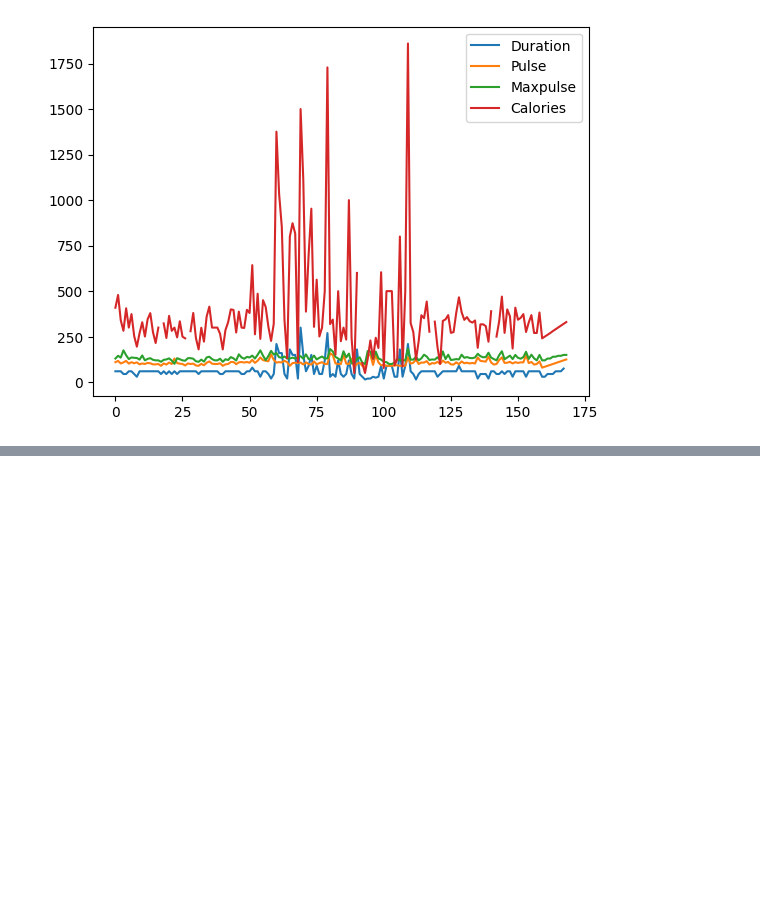
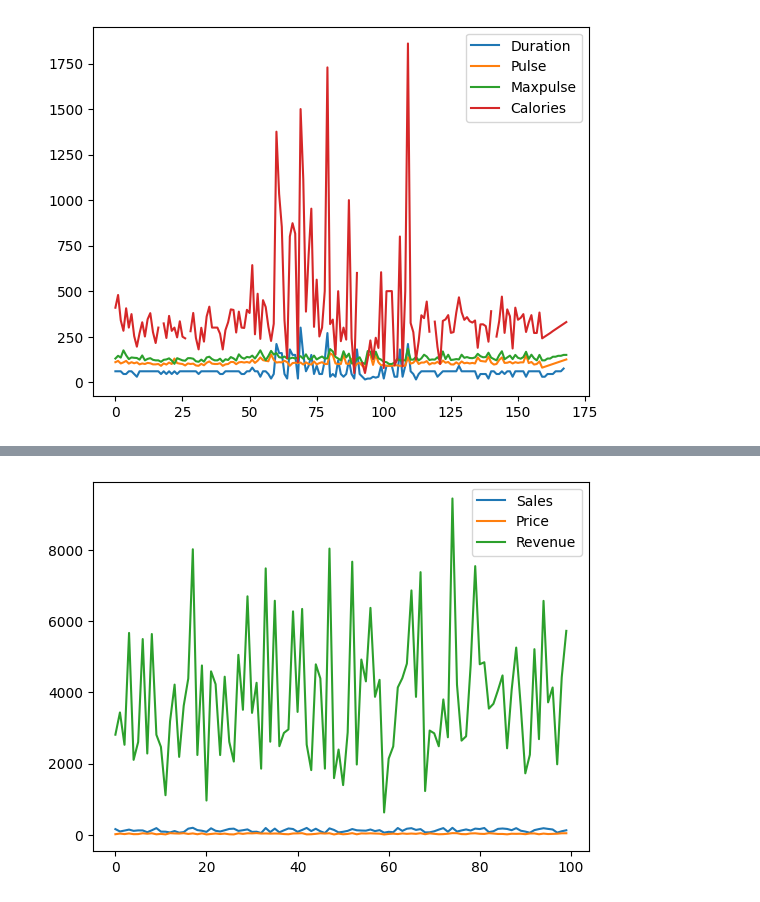
Before and after one commit to Abdal-AI/PANDAS, a Jupyter notebook: pandas.ipynb, the cells around one changed output, grey strips where cells are left out. Drawn from its saved outputs; the diff is of its cells as text; code cells hidden in the pictures; blank space fills up the shorter version.

```diff
--- a/pandas.ipynb
+++ b/pandas.ipynb
@@ -272,0 +294,8 @@ plt.show()
+# %%
+import pandas as pd
+import matplotlib.pyplot as plt
+df = pd.read_csv('sales_data_analysis.csv')
+df.plot()
+plt.show()
+# %% [output]
+[figure, added]
```
Also changed, not shown: parts of 2 cells of this notebook.
